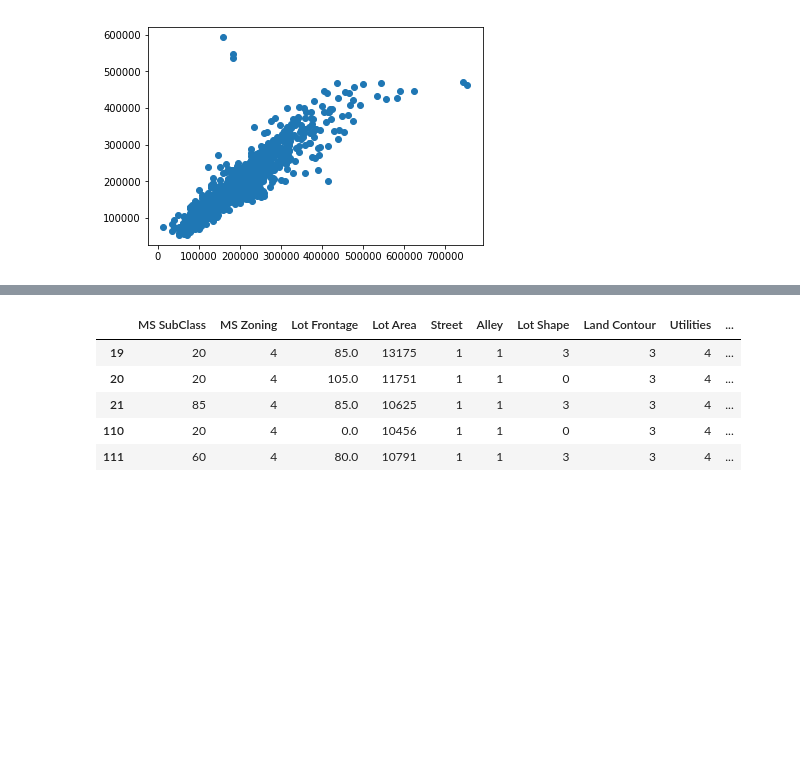
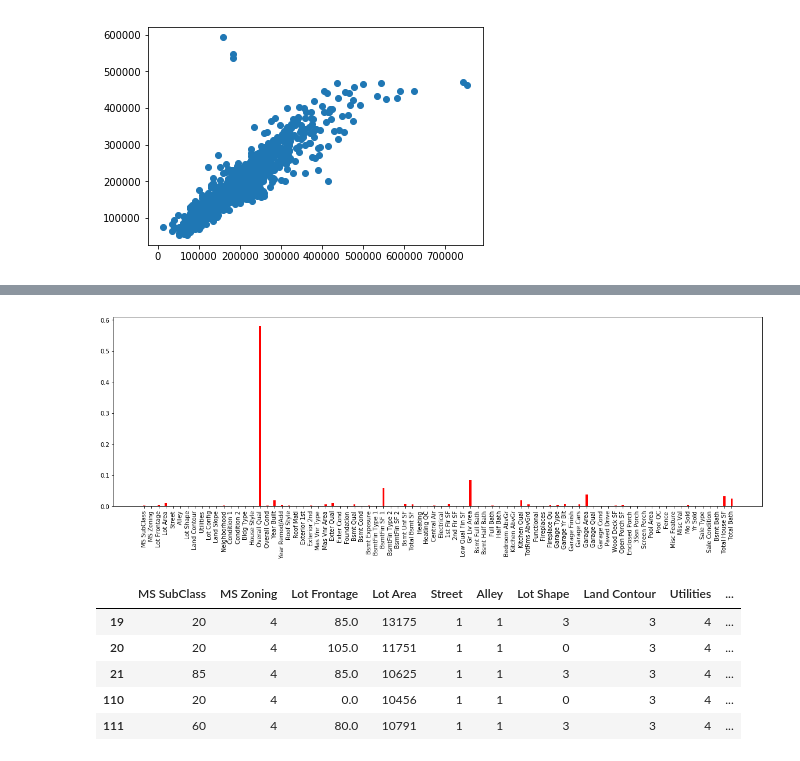
Before and after one commit to rt0161/AmesHousig-Project, a Jupyter notebook: Data_Exploration/ML_Model.ipynb, the cells around one changed output, grey strips where cells are left out. Saved outputs shown, nothing was run; the diff lists cells and outputs as text; code cells hidden in the pictures; blank space fills up the shorter version.

```diff
--- a/Data_Exploration/ML_Model.ipynb
+++ b/Data_Exploration/ML_Model.ipynb
@@ -161,3 +197,15 @@ plt.show()
+# %%
+# plot a histogram chart to illustrate :
+x_tick_label=list(data.columns)
+hist_val=RF_regr.feature_importances_
+fig, ax = plt.subplots(figsize=(20,6))
+index=np.arange(len(regr0.coef_))
+ax.bar(index,hist_val, .3, color='r')
+ax.set_xticks(range(0, 82, 1))
+ax.set_xticklabels(x_tick_label, rotation='vertical')
+plt.show()
+# %% [output]
+[figure, added]
 # %%
 # select subset data that contains one neighborhood
 NAmes_df=data.loc[data['Neighborhood']==17]
```
Also changed, not shown: parts of 15 cells of this notebook.
